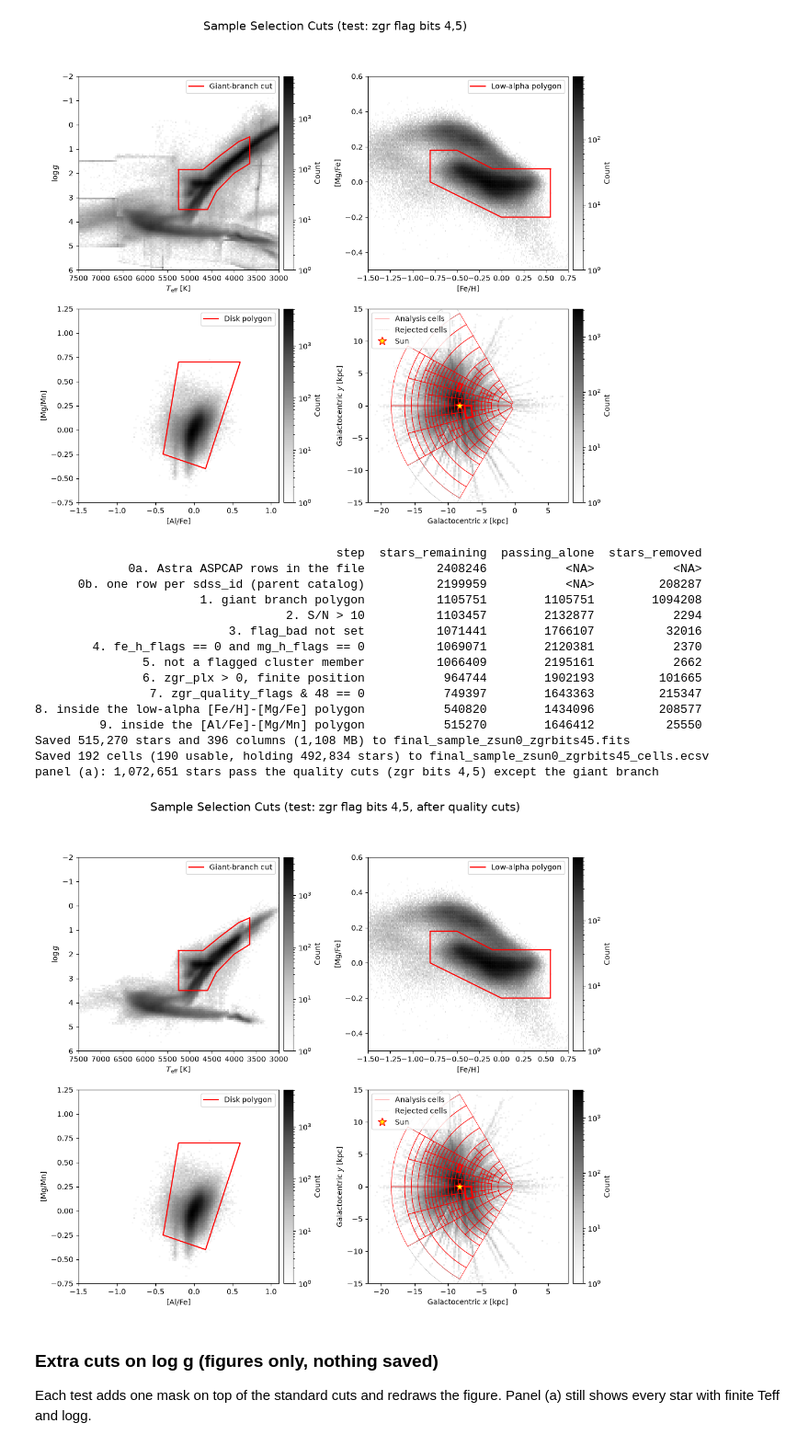
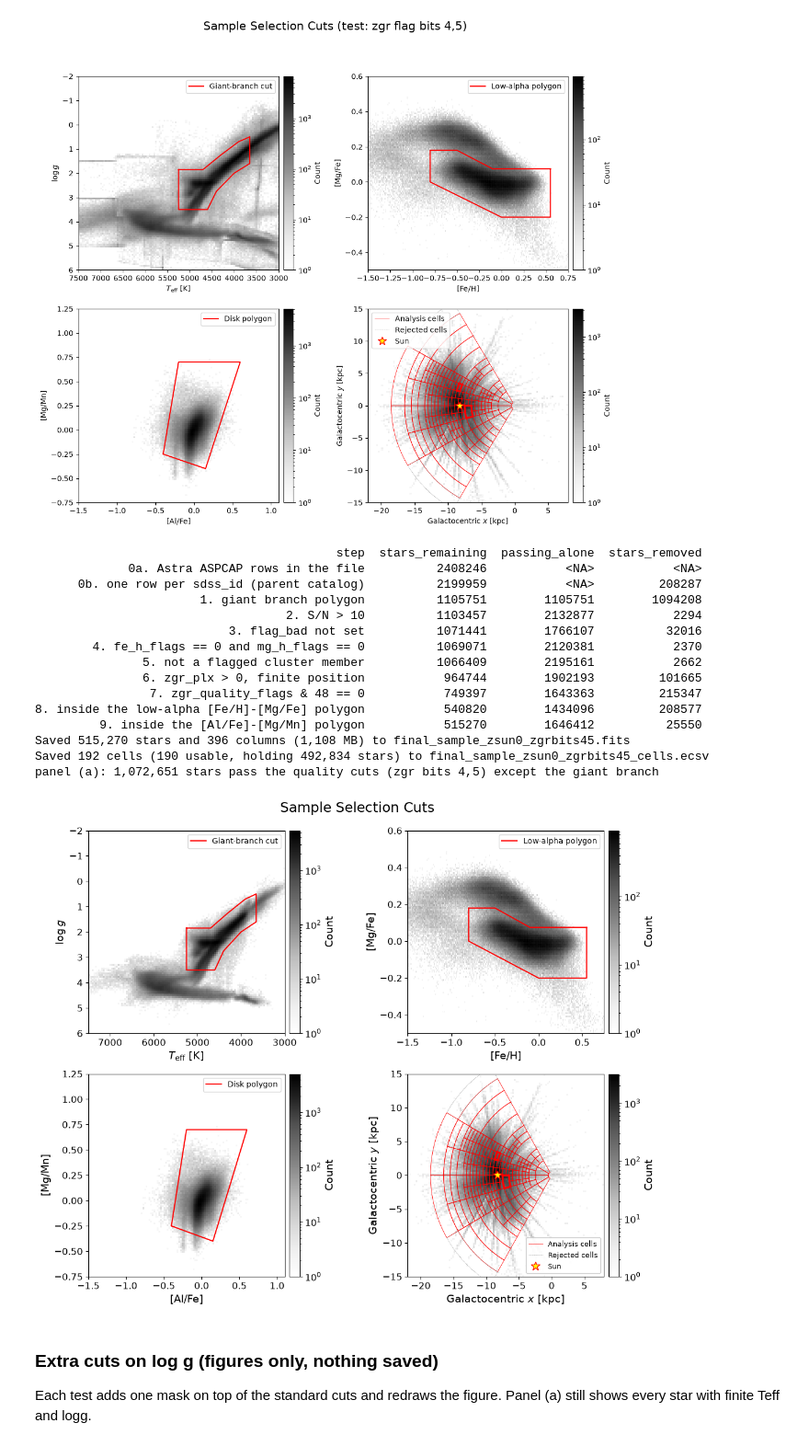
Before and after one commit to emmatasso/Midplane-Project, a Jupyter notebook: notebooks/SampleSelection.ipynb, the cells around one changed output. Shown at 92% size. Saved outputs shown, nothing was run; the diff lists cells and outputs as text; code cells hidden in the pictures.

Commit message:
minor updates to PaperPlots Notebook

```diff
--- a/notebooks/SampleSelection.ipynb
+++ b/notebooks/SampleSelection.ipynb
@@ -707,35 +707,50 @@ print(
     f"panel (a): {quality_no_gb_zgr.sum():,} stars pass the quality cuts "
     f"(zgr bits 4,5) except the giant branch"
 )
 
 fig, axes = plot_cuts(
     masks_zgr,
-    "Sample Selection Cuts (test: zgr flag bits 4,5, after quality cuts)",
+    "Sample Selection Cuts",
     cells_zgr,
     panel_a=quality_no_gb_zgr,
 )
+ax = np.ravel(axes)[3]                      # bottom-right panel (the X-Y map)
+leg = ax.get_legend()
+handles = getattr(leg, "legend_handles", None) or leg.legendHandles   # name depends on matplotlib version
+labels = [t.get_text() for t in leg.get_texts()]
+leg.remove()
+ax.legend(handles, labels, loc="lower right", fontsize=9, framealpha=0.9)
+# title closer to the panels
+fig.suptitle("Sample Selection Cuts", fontsize=18, y=0.93)     # lower y moves it down; the default is about 0.98
 
+# bigger axis labels and tick labels on every axes, including the colorbars
+LABEL_FS, TICK_FS = 14, 12
+for a in fig.axes:
+    a.xaxis.label.set_fontsize(LABEL_FS)
+    a.yaxis.label.set_fontsize(LABEL_FS)
+    a.tick_params(axis="both", labelsize=TICK_FS)
+fig.subplots_adjust(wspace=0.35)     # horizontal space between columns; larger = more space
 FIG_DIR = DATA_DIR.parent / "figures"      # change if your figures live elsewhere
 FIG_DIR.mkdir(exist_ok=True)
 fig.savefig(FIG_DIR / "sample_selection_cuts_45.pdf", bbox_inches="tight")
 fig.savefig(FIG_DIR / "sample_selection_cuts_45.png", dpi=300, bbox_inches="tight")
 # %% [output]
                                           step  stars_remaining  passing_alone  stars_removed
              0a. Astra ASPCAP rows in the file          2408246           <NA>           <NA>
       0b. one row per sdss_id (parent catalog)          2199959           <NA>         208287
                        1. giant branch polygon          1105751        1105751        1094208
                                    2. S/N > 10          1103457        2132877           2294
                            3. flag_bad not set          1071441        1766107          32016
         4. fe_h_flags == 0 and mg_h_flags == 0          1069071        2120381           2370
                5. not a flagged cluster member          1066409        2195161           2662
                6. zgr_plx > 0, finite position           964744        1902193         101665
                 7. zgr_quality_flags & 48 == 0           749397        1643363         215347
 8. inside the low-alpha [Fe/H]-[Mg/Fe] polygon           540820        1434096         208577
          9. inside the [Al/Fe]-[Mg/Mn] polygon           515270        1646412          25550
 Saved 515,270 stars and 396 columns (1,108 MB) to final_sample_zsun0_zgrbits45.fits
 Saved 192 cells (190 usable, holding 492,834 stars) to final_sample_zsun0_zgrbits45_cells.ecsv
 panel (a): 1,072,651 stars pass the quality cuts (zgr bits 4,5) except the giant branch
-[figure, old version]
+[figure, new version]
 # %% [markdown]
 ### Extra cuts on log g (figures only, nothing saved)
 
```
Also changed, not shown: 4 other files.
